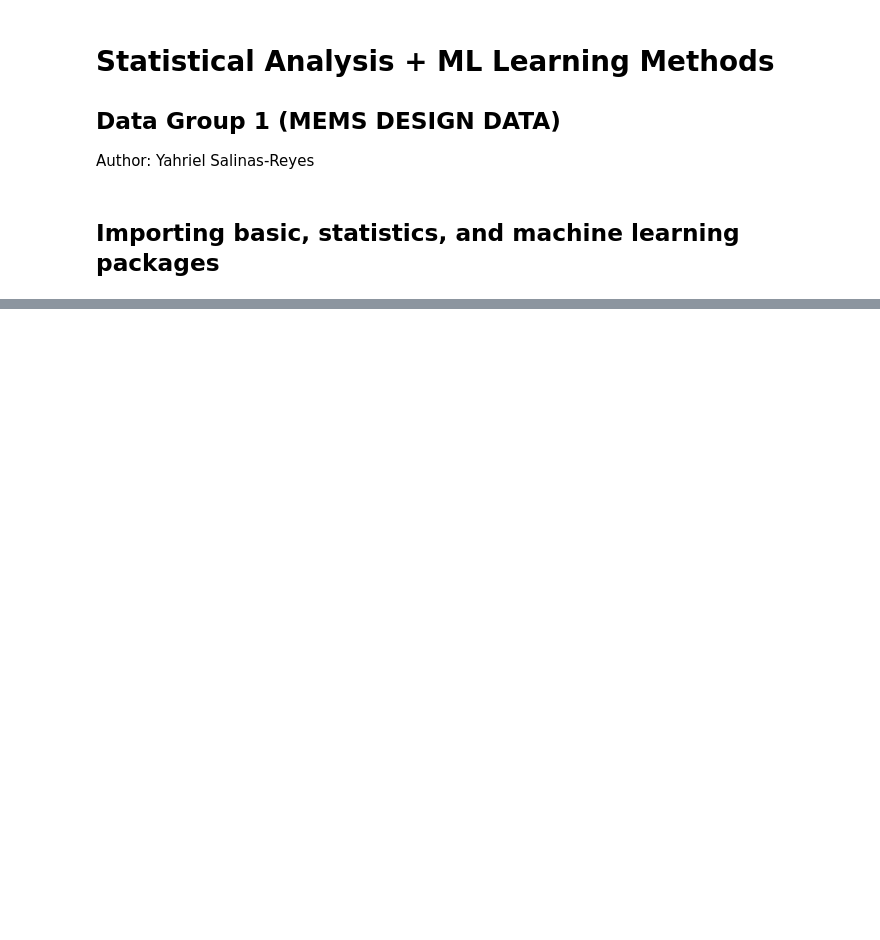
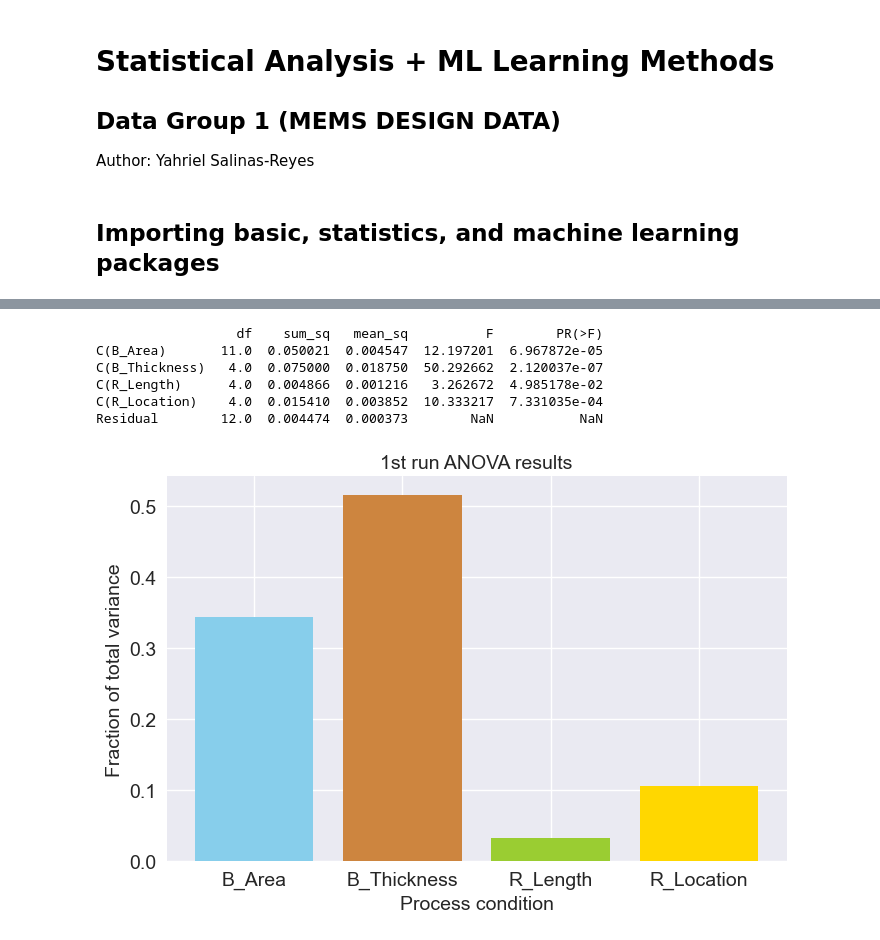
Before and after one commit to yahriels/MEMS-23, a Jupyter notebook: Machine Learning/Data Group 1/MEMS DESIGN Paper.ipynb, the cells around one changed output, grey strips where cells are left out. Saved outputs shown, nothing was run; the diff lists cells and outputs as text; code cells hidden in the pictures; blank space fills up the shorter version.

```diff
--- a/Machine Learning/Data Group 1/MEMS DESIGN Paper.ipynb
+++ b/Machine Learning/Data Group 1/MEMS DESIGN Paper.ipynb
@@ -101,10 +94,13 @@ plt.show()
 # %%
-df.drop('PR (nu)', axis=1, inplace=True) ## set axis=0 to remove rows, axis=1 to remove columns
-df.drop('R Area', axis=1, inplace=True) ## set axis=0 to remove rows, axis=1 to remove columns
-df.drop('R Length', axis=1, inplace=True) ## set axis=0 to remove rows, axis=1 to remove columns
-df.drop('R Location', axis=1, inplace=True) ## set axis=0 to remove rows, axis=1 to remove columns
-df.drop('Contacts', axis=1, inplace=True) ## set axis=0 to remove rows, axis=1 to remove columns
-df.drop('nR', axis=1, inplace=True) ## set axis=0 to remove rows, axis=1 to remove columns
+df.rename({'dR/dX' : 'Sensitivity'}, axis='columns', inplace=True)
+df.rename({'dR/R_0' : 'Relative_Resistance'}, axis='columns', inplace=True)
 df.head()
-df['B Area'].astype(np.int64)
+#df.drop('PR', axis=1, inplace=True) ## set axis=0 to remove rows, axis=1 to remove columns
+#df.drop('R Area', axis=1, inplace=True) ## set axis=0 to remove rows, axis=1 to remove columns
+#df.drop('R Length', axis=1, inplace=True) ## set axis=0 to remove rows, axis=1 to remove columns
+#df.drop('R Location', axis=1, inplace=True) ## set axis=0 to remove rows, axis=1 to remove columns
+#df.drop('Contacts', axis=1, inplace=True) ## set axis=0 to remove rows, axis=1 to remove columns
+#
+# df.drop('nR', axis=1, inplace=True) ## set axis=0 to remove rows, axis=1 to remove columns
+df.Set
 # %% [output]
@@ -111,0 +124,50 @@ IntCastingNaNError: Cannot convert non-finite values (NA or inf) to integer
+# %%
+model = ols('GF ~ C(B_Area) + C(B_Thickness) + C(R_Length) + C(R_Location)', df).fit()
+
+model.summary()
+res = sm.stats.anova_lm(model, typ= 1)   # Need type 1 to agree with paper and with Matlab
+print(res)     #  this write the model summary to the console
+
+#  Now make the bar graph
+objects = (df.columns[3],   # These are the column labels (factors)
+           df.columns[5],
+           df.columns[8],
+           df.columns[9])
+
+y_pos = np.arange(len(objects))  # this just makes an array [0, 1, 2, 3]
+                                 # arrange makes evenly spaced values on a
+                                 # given interval.  Sort of expects integers
+
+totalSSRnoRes = sum(res.sum_sq)-res.sum_sq[-1]  # for normalizing
+
+performance = [res.sum_sq[0]/totalSSRnoRes,     # these are the bar lengths
+               res.sum_sq[1]/totalSSRnoRes,
+               res.sum_sq[2]/totalSSRnoRes,
+               res.sum_sq[3]/totalSSRnoRes]
+
+plt.figure(figsize=(8,5), dpi=100)
+plt.bar(y_pos, performance,
+        align='center',
+        width=0.8,              # default is 0.8
+        alpha=1.0,              # this is transparency, 1.0 is solid
+        color=['skyblue', 'peru', 'yellowgreen', 'gold'])
+
+plt.xticks(y_pos, objects)
+plt.xticks(fontsize=14)
+plt.yticks(fontsize=14)
+#font = {'size': 18}
+plt.xlabel('Process condition', fontsize=14)
+plt.ylabel('Fraction of total variance', fontsize=14)
+plt.title('1st run ANOVA results', fontsize=14)
+
+plt.style.use('seaborn')        # this makes a lightgrey background with a nice grid
+
+plt.show()
+# %% [output]
+                  df    sum_sq   mean_sq          F        PR(>F)
+C(B_Area)       11.0  0.050021  0.004547  12.197201  6.967872e-05
+C(B_Thickness)   4.0  0.075000  0.018750  50.292662  2.120037e-07
+C(R_Length)      4.0  0.004866  0.001216   3.262672  4.985178e-02
+C(R_Location)    4.0  0.015410  0.003852  10.333217  7.331035e-04
+Residual        12.0  0.004474  0.000373        NaN           NaN
+[figure, added]
```
Also changed, not shown: parts of 14 cells of this notebook, 4 other files.
